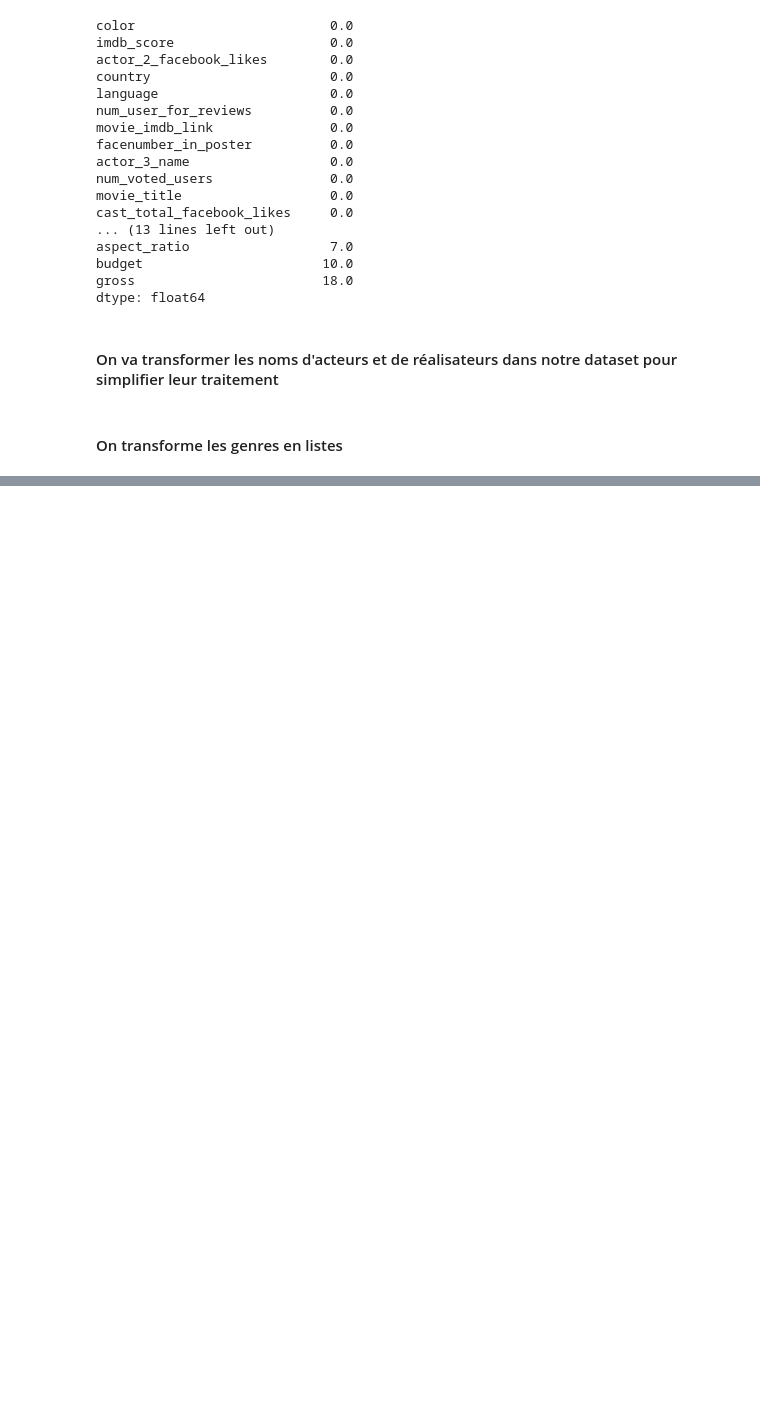
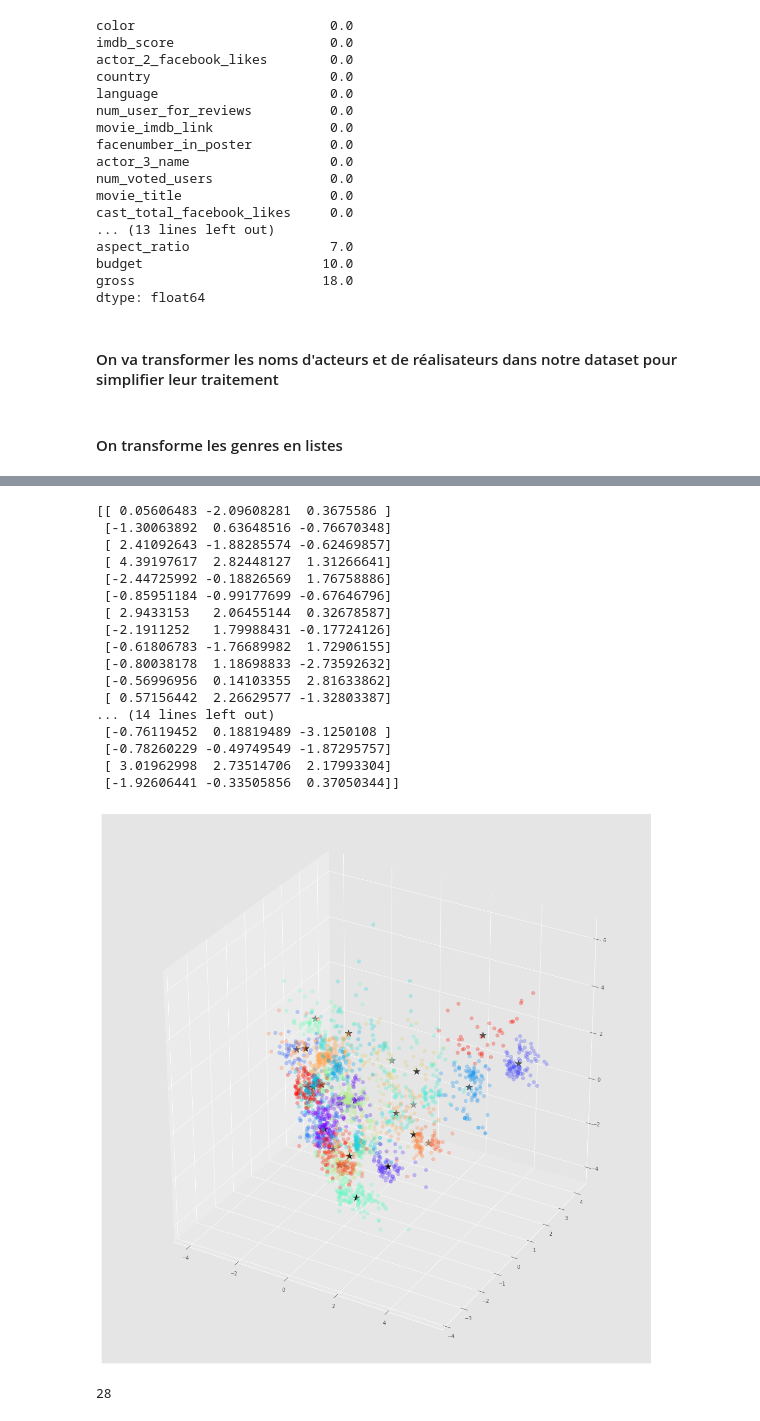
Before and after one commit to reda-bel/Movie-Engine, a Jupyter notebook: MovieEngine.ipynb, the cells around one changed output, grey strips where cells are left out. Cells and saved outputs as stored; diff of their text form; code cells hidden in the pictures; blank space fills up the shorter version.

Commit message:
Clustering+Refined recommendations

```diff
--- a/MovieEngine.ipynb
+++ b/MovieEngine.ipynb
@@ -118,0 +257,56 @@ df.to_csv('movie_db.csv',sep='\t',index=False,encoding='utf-8')
+# %%
+# Create scaler: scaler
+scaler = StandardScaler()
+
+# Create a PCA instance: pca
+pca = PCA(n_components=3)
+
+# Create KMeans instance: kmeans
+k=30
+kmeans = KMeans(n_clusters=k)
+
+scaled_features=scaler.fit_transform(df4)
+
+pca.fit(scaled_features)
+
+pca_features=pca.transform(scaled_features)
+
+kmeans = kmeans.fit(pca_features)
+
+labels = kmeans.predict(pca_features)
+
+C = kmeans.cluster_centers_
+
+colors = cm.rainbow(np.linspace(0, 1, k))
+fig = plt.figure(figsize=(15,15))
+ax = Axes3D(fig)
+ax.scatter(pca_features[:, 0], pca_features[:, 1], pca_features[:, 2],c=colors[kmeans.labels_],alpha=0.3,s=50)
+ax.scatter(C[:, 0], C[:, 1], C[:, 2], marker='*', c='#050505', s=200)
+
+print(C)
+# %% [output]
+[[ 0.05606483 -2.09608281  0.3675586 ]
+ [-1.30063892  0.63648516 -0.76670348]
+ [ 2.41092643 -1.88285574 -0.62469857]
+ [ 4.39197617  2.82448127  1.31266641]
+ [-2.44725992 -0.18826569  1.76758886]
+ [-0.85951184 -0.99177699 -0.67646796]
+ [ 2.9433153   2.06455144  0.32678587]
+ [-2.1911252   1.79988431 -0.17724126]
+ [-0.61806783 -1.76689982  1.72906155]
+ [-0.80038178  1.18698833 -2.73592632]
+ [-0.56996956  0.14103355  2.81633862]
+ [ 0.57156442  2.26629577 -1.32803387]
+... (14 lines left out)
+ [-0.76119452  0.18819489 -3.1250108 ]
+ [-0.78260229 -0.49749549 -1.87295757]
+ [ 3.01962998  2.73514706  2.17993304]
+ [-1.92606441 -0.33505856  0.37050344]]
+[figure, added]
+# %%
+from sklearn.cluster import DBSCAN
+dbscan = DBSCAN()
+dbscan=dbscan.fit(pca_features)
+print(max(list(dbscan.labels_)))
+# %% [output]
+28
```
Also changed, not shown: parts of 20 cells of this notebook.
